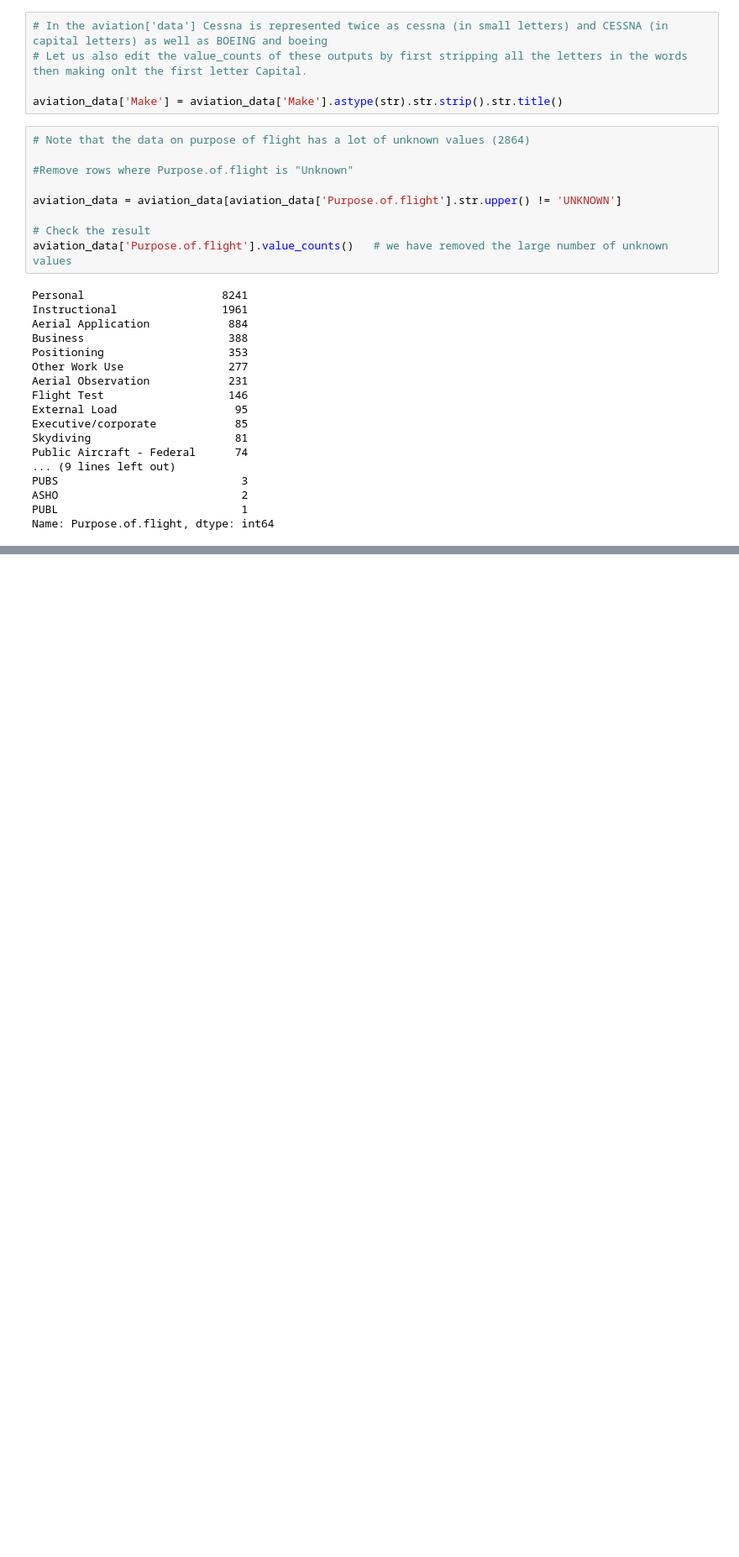
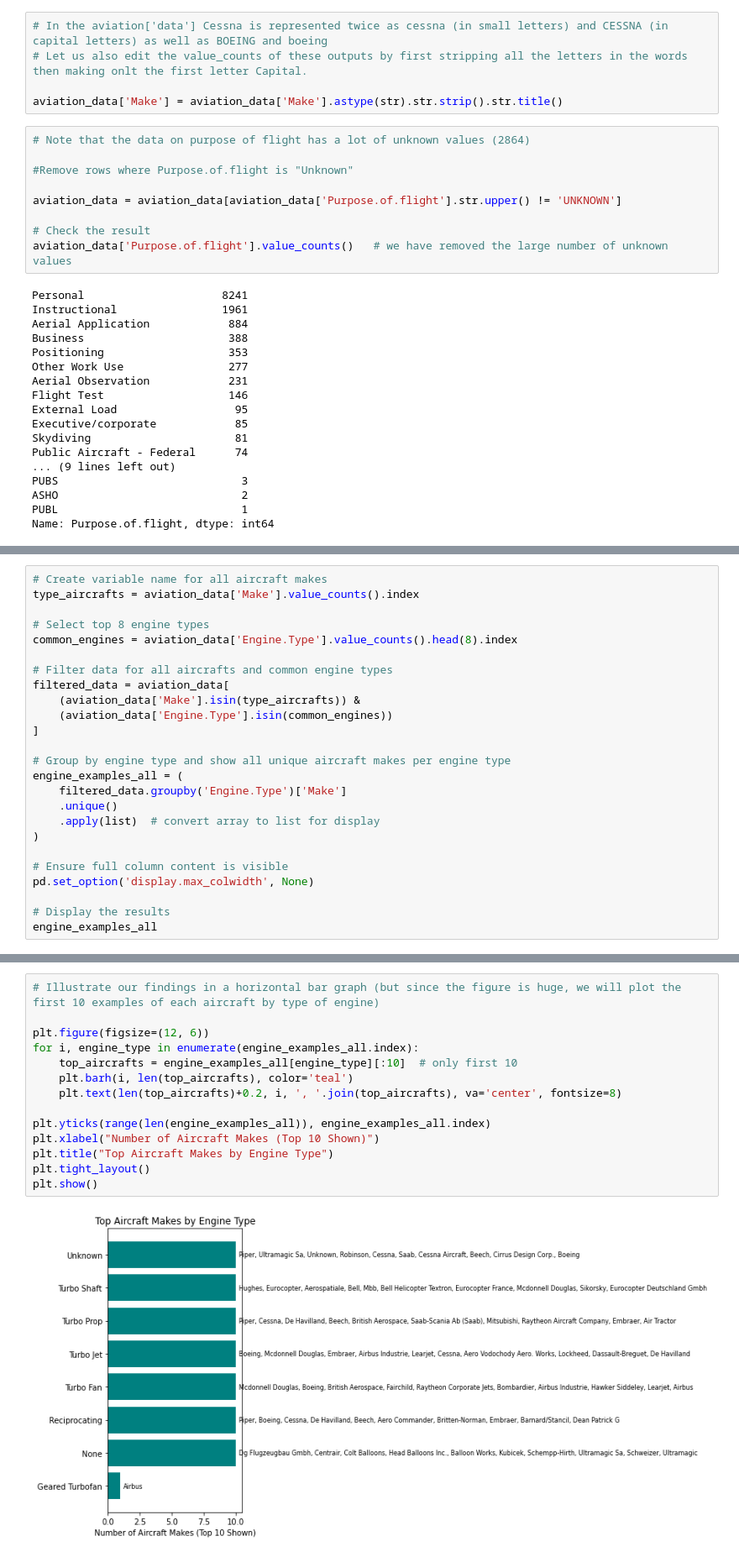
Before and after one commit to thomasamuti-cpu/Aviation_data-assignment, a Jupyter notebook: phase1_project.ipynb, the cells around one changed output, grey strips where cells are left out. Shown: that part at 84% size. Saved outputs shown, nothing was run; the diff lists cells and outputs as text; blank space fills up the shorter version.

```diff
--- a/phase1_project.ipynb
+++ b/phase1_project.ipynb
@@ -460,0 +653,25 @@ Name: Purpose.of.flight, dtype: int64
+# %%
+# Create variable name for all aircraft makes
+type_aircrafts = aviation_data['Make'].value_counts().index
+
+# Select top 8 engine types
+common_engines = aviation_data['Engine.Type'].value_counts().head(8).index
+
+# Filter data for all aircrafts and common engine types
+filtered_data = aviation_data[
+    (aviation_data['Make'].isin(type_aircrafts)) &
+    (aviation_data['Engine.Type'].isin(common_engines))
+]
+
+# Group by engine type and show all unique aircraft makes per engine type
+engine_examples_all = (
+    filtered_data.groupby('Engine.Type')['Make']
+    .unique()
+    .apply(list)  # convert array to list for display
+)
+
+# Ensure full column content is visible
+pd.set_option('display.max_colwidth', None)
+
+# Display the results
+engine_examples_all
@@ -460,0 +689,16 @@ Name: Purpose.of.flight, dtype: int64
+# %%
+# Illustrate our findings in a horizontal bar graph (but since the figure is huge, we will plot the first 10 examples of each aircraft by type of engine)
+
+plt.figure(figsize=(12, 6))
+for i, engine_type in enumerate(engine_examples_all.index):
+    top_aircrafts = engine_examples_all[engine_type][:10]  # only first 10
+    plt.barh(i, len(top_aircrafts), color='teal')
+    plt.text(len(top_aircrafts)+0.2, i, ', '.join(top_aircrafts), va='center', fontsize=8)
+
+plt.yticks(range(len(engine_examples_all)), engine_examples_all.index)
+plt.xlabel("Number of Aircraft Makes (Top 10 Shown)")
+plt.title("Top Aircraft Makes by Engine Type")
+plt.tight_layout()
+plt.show()
+# %% [output]
+[figure, added]
```
Also changed, not shown: parts of 27 cells of this notebook.
